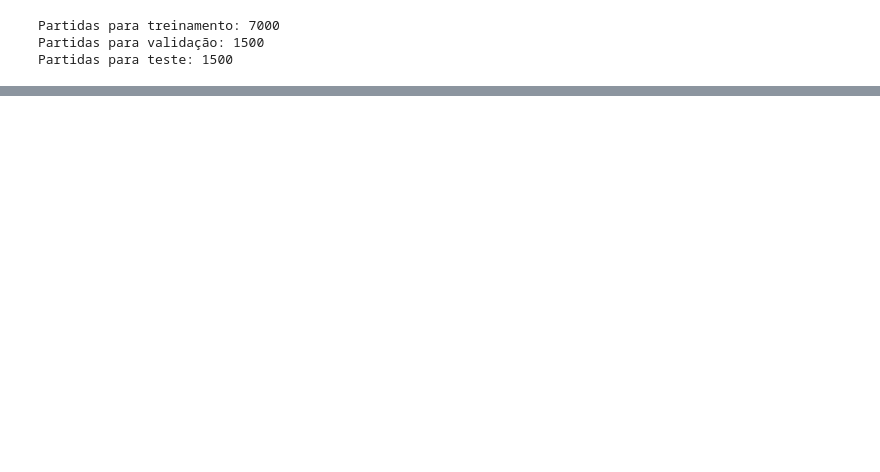
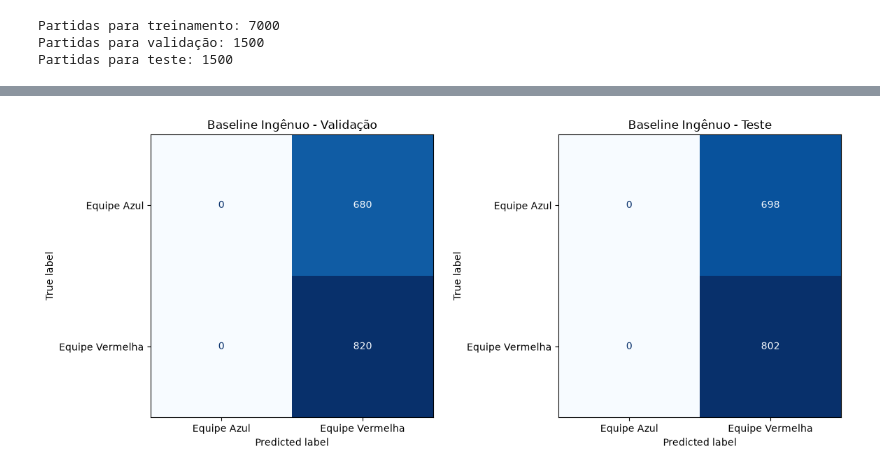
Before and after one commit to wesleysotnas64/lol-time-series, a Jupyter notebook: notebooks/00-baseline-ingenuo.ipynb, the cells around one changed output, grey strips where cells are left out. Drawn from its saved outputs; the diff is of its cells as text; code cells hidden in the pictures; blank space fills up the shorter version.

Commit message:
fix Baseline

```diff
--- a/notebooks/00-baseline-ingenuo.ipynb
+++ b/notebooks/00-baseline-ingenuo.ipynb
@@ -120,8 +111,12 @@ baseline = DummyClassifier(strategy="most_frequent")
 # Treinamento utilizando apenas os rótulos
 baseline.fit(X_train, y_train)
 
-# Identificação da classe escolhida pelo modelo
+# Identificação da classe majoritária
 classe_majoritaria = baseline.classes_[baseline.class_prior_.argmax()]
+
+# Geração das previsões
+y_val_pred = baseline.predict(X_val)
+y_test_pred = baseline.predict(X_test)
 
 nomes_equipes = {
     100: "Equipe Azul",
@@ -130,6 +125,10 @@ nomes_equipes = {
 
 print(f"Classe majoritária: {nomes_equipes[classe_majoritaria]}")
 print(f"Valor da classe: {classe_majoritaria}")
+
+print(f"\nPrevisões geradas:")
+print(f"Validação: {len(y_val_pred)} partidas")
+print(f"Teste: {len(y_test_pred)} partidas")
 # %% [output]
 Classe majoritária: Equipe Vermelha
 Valor da classe: 200
@@ -281,0 +315,29 @@ Classe majoritária:
+# %%
+# Criação da figura com dois gráficos lado a lado
+fig, axes = plt.subplots(1, 2, figsize=(12, 5))
+
+for ax, nome_conjunto, y_real, y_pred in [
+    (axes[0], "Validação", y_val, y_val_pred),
+    (axes[1], "Teste", y_test, y_test_pred)
+]:
+
+    cm = confusion_matrix(y_real, y_pred, labels=[100, 200])
+
+    disp = ConfusionMatrixDisplay(
+        confusion_matrix=cm,
+        display_labels=["Equipe Azul", "Equipe Vermelha"]
+    )
+
+    disp.plot(
+        ax=ax,
+        cmap="Blues",
+        values_format="d",
+        colorbar=False
+    )
+
+    ax.set_title(f"Baseline Ingênuo - {nome_conjunto}")
+
+plt.tight_layout()
+plt.show()
+# %% [output]
+[figure, added]
```
Also changed, not shown: parts of 6 cells of this notebook.
